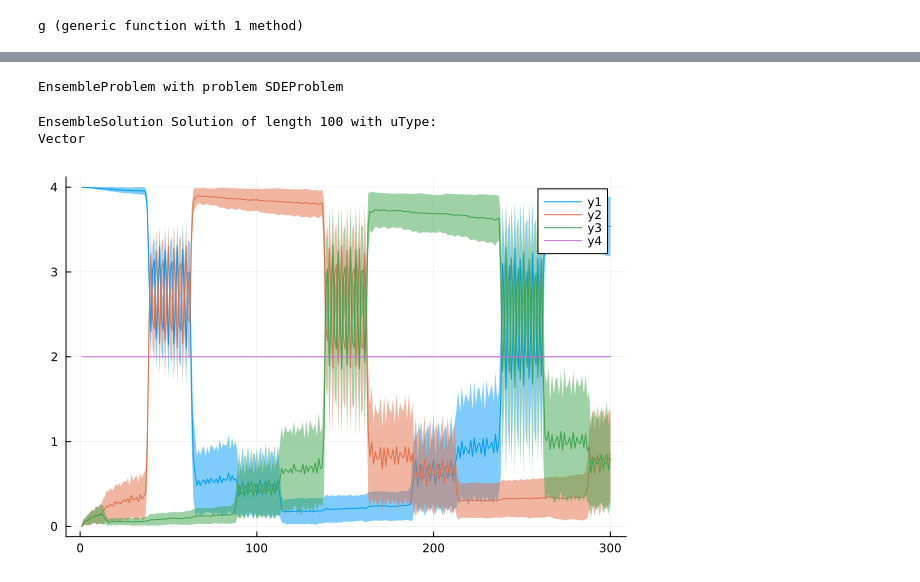
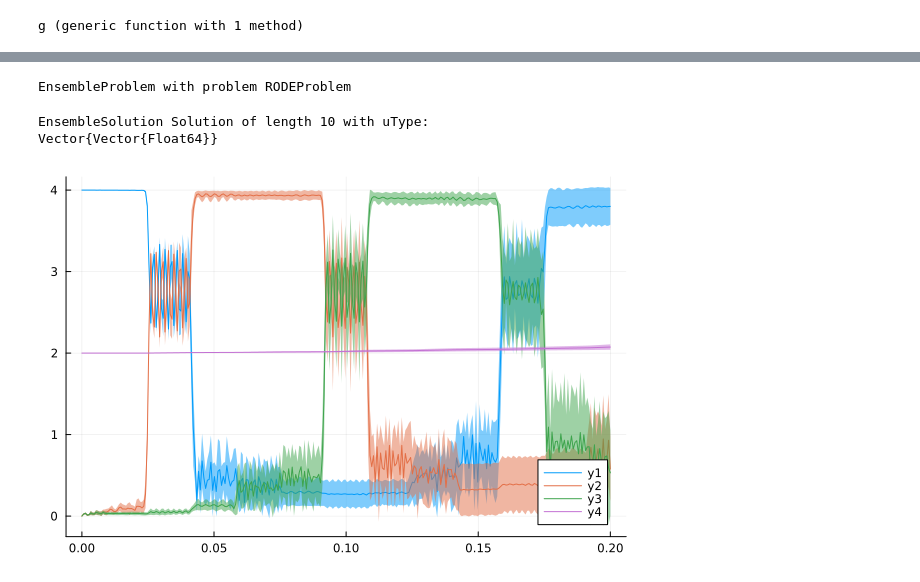
Before and after one commit to cvsvensson/QuantumDots.jl, a Jupyter notebook: examples/braiding.ipynb, the cells around one changed output, grey strips where cells are left out. Saved outputs shown, nothing was run; the diff lists cells and outputs as text; code cells hidden in the pictures.

```diff
--- a/examples/braiding.ipynb
+++ b/examples/braiding.ipynb
@@ -99,18 +116,24 @@ g(_du, rand(ComplexF64,4,4), (1, 0.1, 10, 50,1.0im), .2);
 # %%
 function schrödinger!(du, u, p, t)
-    ham = 1im .* H(t, p)
-    mul!(du, ham, u)
+    ham = H(t, p)
+    mul!(du, ham, u, 1im, 0)
     return du
 end
-function heisenberg!(du, u, p, t)
+function braid_heisenberg!(du, u, p, t)
     ham = H(t, p)
     heisenberg!(du, u, p, t, ham)
 end
+function braid_heisenberg!(du, u, p, t, W)
+    ham = H(t, p, W)
+    heisenberg!(du, u, p, t, ham)
+end
 function heisenberg!(du, u, p, t, ham)
-    du .= 1im .* (ham * u .- u * ham)
+    mul!(du, ham, u, 1im, 0)
+    mul!(du, u, ham, -1im, 1)
+    # du .= 1im .* (ham * u .- u * ham)
     return du
 end
-function heisenbergvec!(duv, uv, p, t)
+function braid_heisenbergvec!(duv, uv, p, t)
     u = reshape(uv, size(γ01))
     du = reshape(duv, size(γ01))
     ham = H(t, p)
@@ -126,14 +149,16 @@ T = 0.1
 k = 100 / T
 Δmax = 1e2 / T
 Δmin = Δmax * 1e-2
-σ = .5
-p = (T, Δmin, Δmax, k, σ)
+σ = Δmax/10
+p = (T, Δmin, Δmax, k)
 tspan = (0.0, 2T)
-prob = ODEProblem(heisenberg!, u0, tspan, p)
-W = RealWienerProcess(0.0, zeros(3), zeros(3))
-sdeprob = SDEProblem(heisenbergvec!, g, deepcopy(vec(u0)), tspan, p,
+prob = ODEProblem(braid_heisenberg!, u0, tspan, p)
+# W = RealWienerProcess(0.0, zeros(3), zeros(3))
+W = OrnsteinUhlenbeckProcess(1/(T), 0.0, σ, 0.0, zeros(3), zeros(3))
+sdeprob = SDEProblem(braid_heisenbergvec!, g, deepcopy(vec(u0)), tspan, p,
     noise_rate_prototype=zeros(ComplexF64, length(γ01), 3),
     noise=W)
+rodeprob = RODEProblem(braid_heisenberg!, u0, tspan, p, noise=W, rand_prototype=zeros(Float64, 3))
 
 # sdeprob = SDEProblem(foo,foog, deepcopy(vec(u0)), tspan, p,
 #noise_rate_prototype=zeros(ComplexF64, length(γ01), 1),
@@ -191,23 +228,26 @@ plot(ts,stack(first.(sdeprob.noise.(ts)))')
 # %%
 function prob_func(prob, i, repeat)
-    W = RealWienerProcess(0.0, zeros(3), zeros(3))
+    #W = RealWienerProcess(0.0, zeros(3), zeros(3))
+    W = OrnsteinUhlenbeckProcess(1/(T), 0.0, Δmax/5, 0.0, zeros(3), zeros(3))
     remake(prob; noise=W)
 end
-ensembleprob = EnsembleProblem(sdeprob;
-#prob_func,
-    output_func = (sol, i) -> (map(s->push!([abs(tr(γ*reshape(s,size(γ)))) for γ in (γ[1],γ[2],γ[3])], norm(s)), sol), false),)
+ensembleprob = EnsembleProblem(rodeprob;
+    prob_func,
+    #output_func=(sol, i) -> (map(s -> push!([abs(tr(γ * reshape(s, size(γ)))) for γ in (γ[1], γ[2], γ[3])], norm(s)), sol), false))
+    output_func=(sol, i) -> ((map(s -> push!([abs(tr(γ * (s))) for γ in (γ[1], γ[2], γ[3])], norm(s)), sol)), false))
 # %% [output]
-EnsembleProblem with problem SDEProblem
+EnsembleProblem with problem RODEProblem
 # %%
-enssol = solve(ensembleprob,ImplicitEulerHeun(symplectic=true, theta=1 / 2, autodiff=false), EnsembleThreads(),
-     trajectories = 100, saveat=ts, abstol=1e-4, reltol=1e-6)
+enssol = solve(ensembleprob, EnsembleThreads(), #ImplicitEulerHeun(symplectic=true, theta=1 / 2, autodiff=false),
+    trajectories=10, saveat=ts, abstol=1e-6, reltol=1e-8, dt = T/100000)
 # %% [output]
-EnsembleSolution Solution of length 100 with uType:
-Vector
+EnsembleSolution Solution of length 10 with uType:
+Vector{Vector{Float64}}
 # %%
+using DifferentialEquations.EnsembleAnalysis
 mv = [timestep_meanvar(enssol, n) for n in 1:size(enssol, 1)];
 v = stack(last.(mv))'
 m = stack(first.(mv))'
-plot(m; ribbon = (sqrt.(v),sqrt.(v)))
+plot(ts, m; ribbon = (sqrt.(v),sqrt.(v)))
 # %% [output]
-[figure, old version]
+[figure, new version]
```
Also changed, not shown: parts of 13 cells of this notebook, 1 other file.
